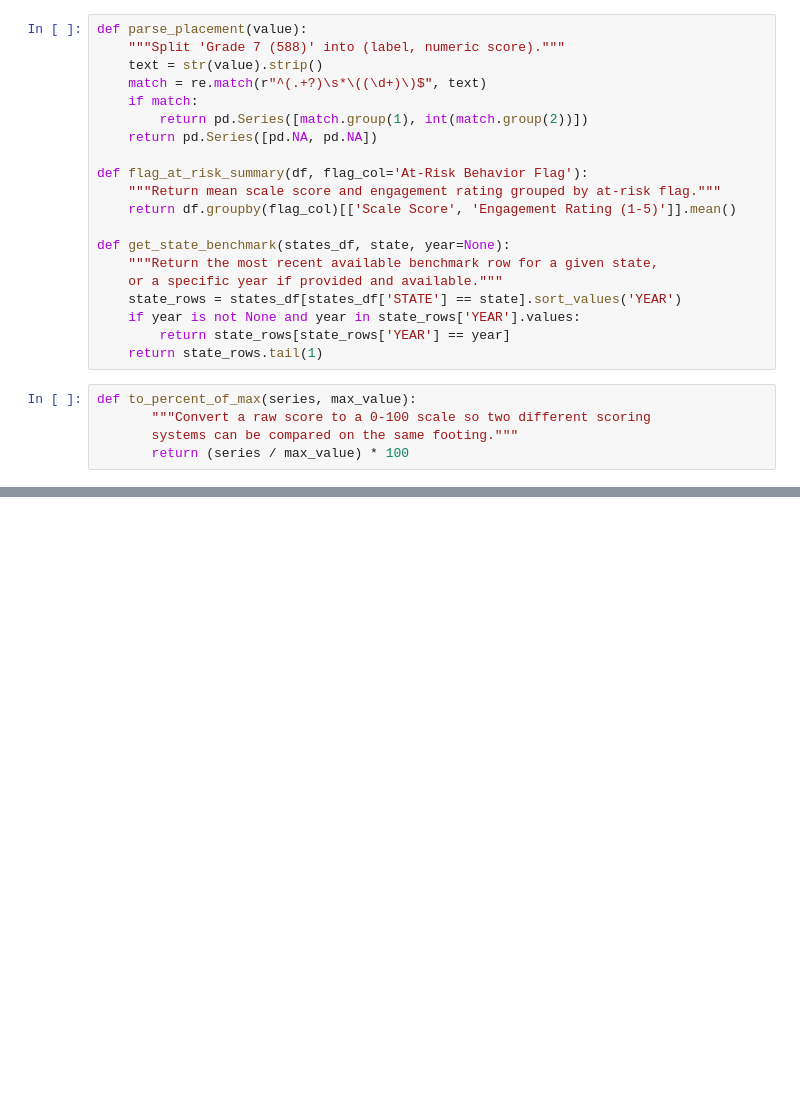
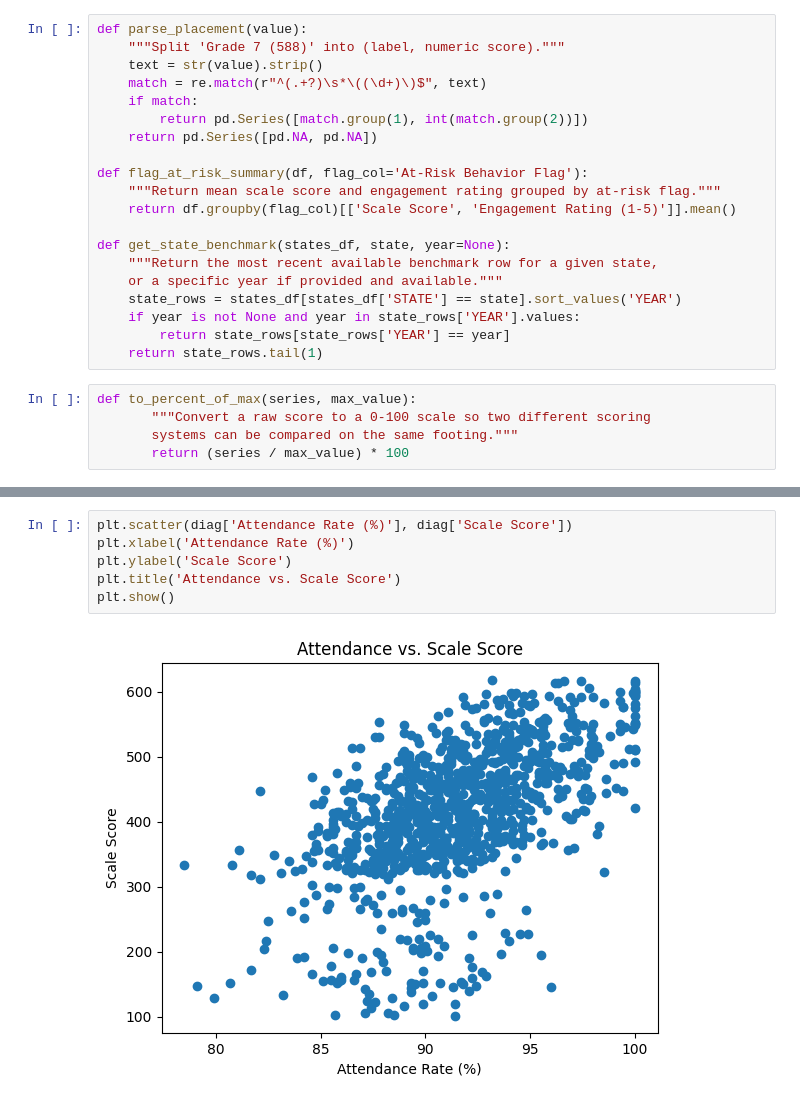
Before and after one commit to peklein1/Tracking-Progress-Throughout-Elementary-School, a Jupyter notebook: Notebooks/schooldata.ipynb, the cells around one changed output, grey strips where cells are left out. Cells and saved outputs as stored; diff of their text form; blank space fills up the shorter version.

```diff
--- a/Notebooks/schooldata.ipynb
+++ b/Notebooks/schooldata.ipynb
@@ -849,0 +866,8 @@ def to_percent_of_max(series, max_value):
+# %%
+plt.scatter(diag['Attendance Rate (%)'], diag['Scale Score'])
+plt.xlabel('Attendance Rate (%)')
+plt.ylabel('Scale Score')
+plt.title('Attendance vs. Scale Score')
+plt.show()
+# %% [output]
+[figure, added]
```
Also changed, not shown: parts of 2 cells of this notebook.
